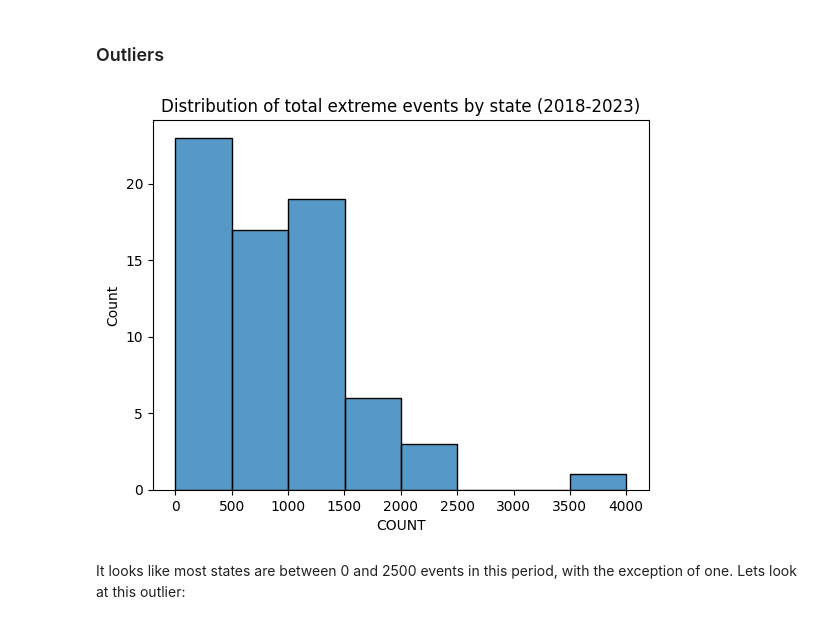
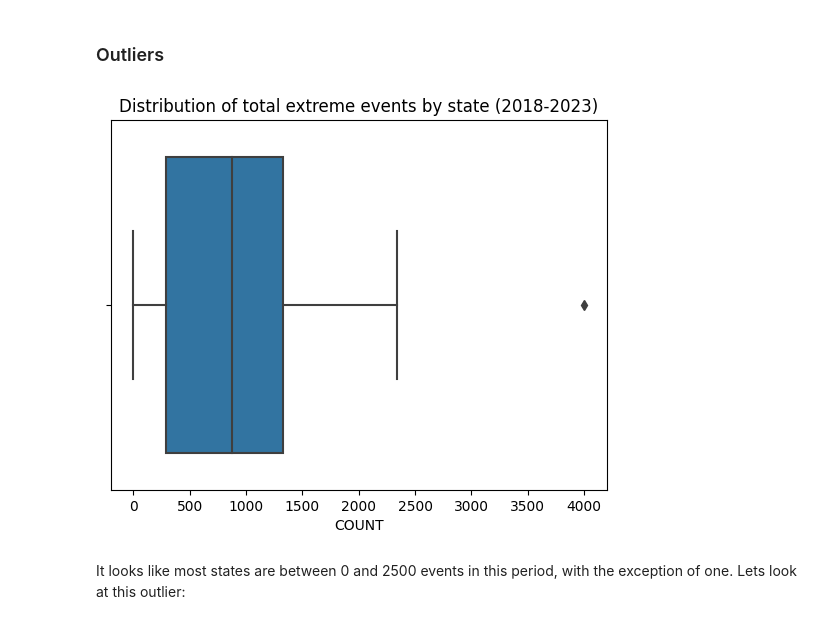
Before and after one commit to ncolebank12/math189-proj, a Jupyter notebook: project.ipynb, the cells around one changed output. Drawn from its saved outputs; the diff is of its cells as text; code cells hidden in the pictures.

Commit message:
added background, moved missingness, changed to boxplots for outliers

```diff
--- a/project.ipynb
+++ b/project.ipynb
@@ -314,11 +347,11 @@ print(merged_states.iloc[:10])
 ### Outliers
 # %%
 count_sum = event_count_df.groupby('STATE').sum(numeric_only=True)
-sns.histplot(data=count_sum, x='COUNT')
+sns.boxplot(data=count_sum, x='COUNT')
 plt.title('Distribution of total extreme events by state (2018-2023)')
 plt.show()
 # %% [output]
-[figure, old version]
+[figure, new version]
 # %% [markdown]
 It looks like most states are between 0 and 2500 events in this period, with the exception of one. Lets look at this outlier:
 # %%
```
Also changed, not shown: parts of 32 cells of this notebook.
